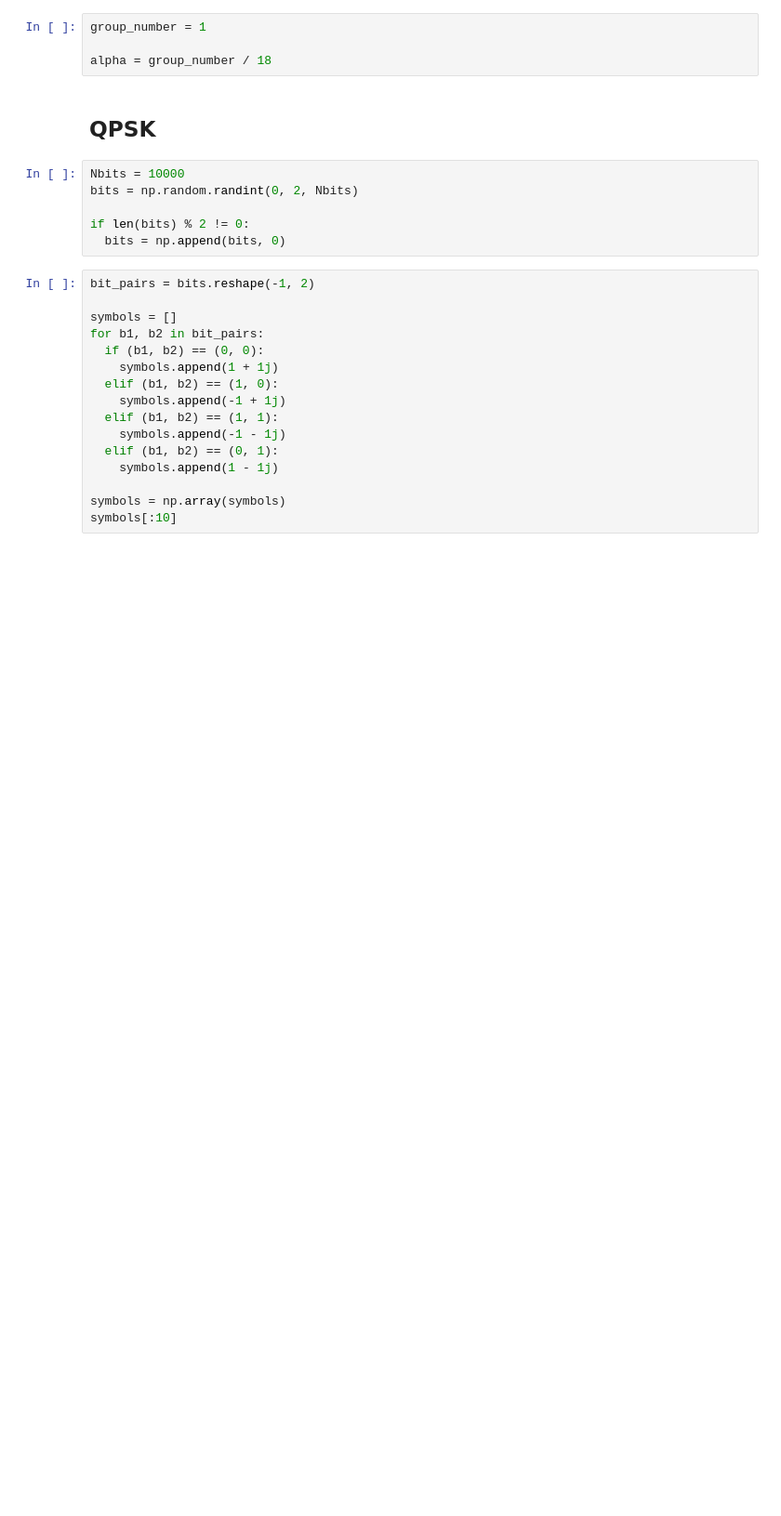
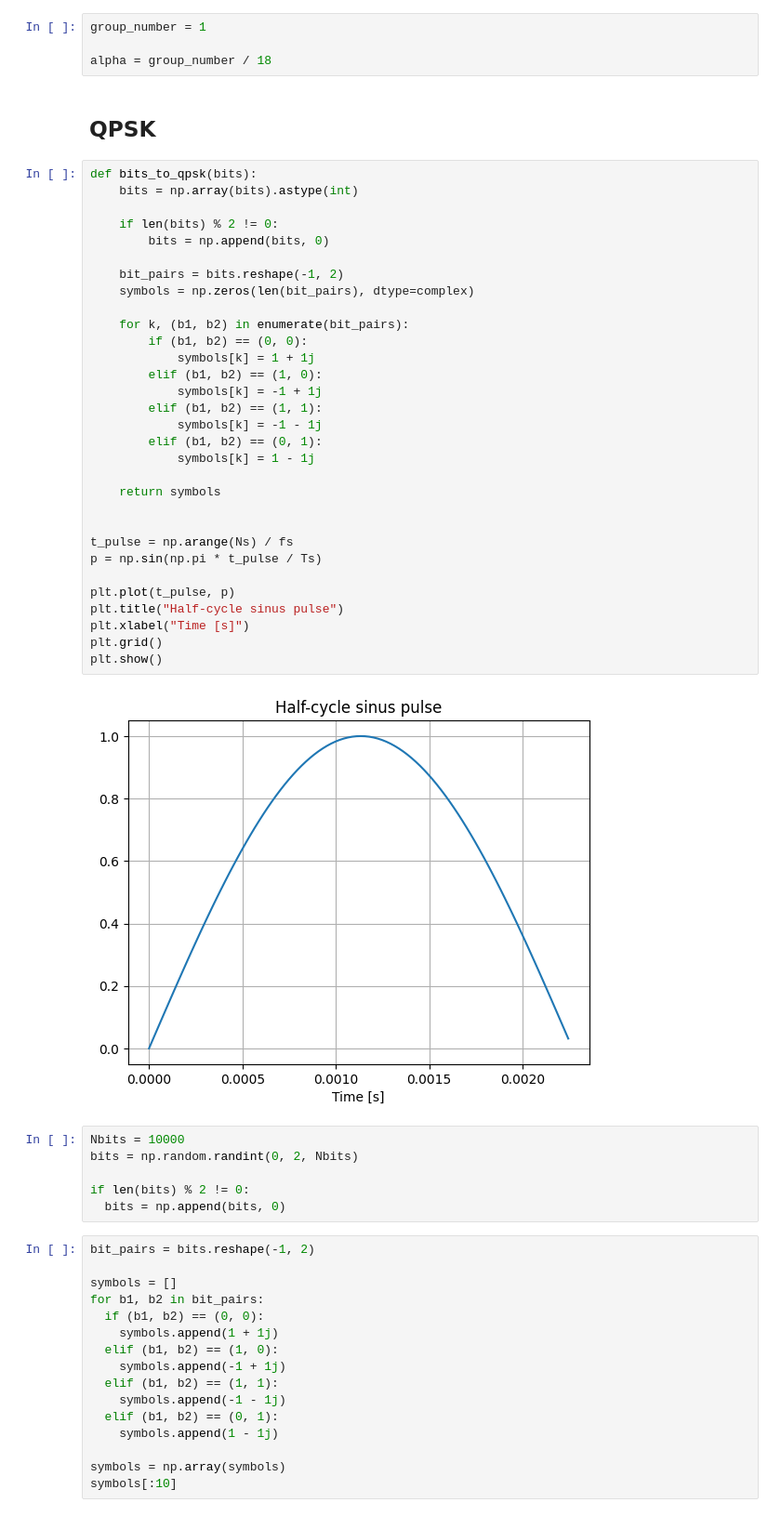
Before and after one commit to axellangenskiold/eitn21, a Jupyter notebook: assignment1_axel.ipynb, the cells around one changed output. Shown at 93% size. Drawn from its saved outputs; the diff is of its cells as text; blank space fills up the shorter version.

```diff
--- a/assignment1_axel.ipynb
+++ b/assignment1_axel.ipynb
@@ -25,6 +25,39 @@ group_number = 1
 alpha = group_number / 18
 # %% [markdown]
 ## QPSK
+# %%
+def bits_to_qpsk(bits):
+    bits = np.array(bits).astype(int)
+
+    if len(bits) % 2 != 0:
+        bits = np.append(bits, 0)
+
+    bit_pairs = bits.reshape(-1, 2)
+    symbols = np.zeros(len(bit_pairs), dtype=complex)
+
+    for k, (b1, b2) in enumerate(bit_pairs):
+        if (b1, b2) == (0, 0):
+            symbols[k] = 1 + 1j
+        elif (b1, b2) == (1, 0):
+            symbols[k] = -1 + 1j
+        elif (b1, b2) == (1, 1):
+            symbols[k] = -1 - 1j
+        elif (b1, b2) == (0, 1):
+            symbols[k] = 1 - 1j
+
+    return symbols
+
+
+t_pulse = np.arange(Ns) / fs
+p = np.sin(np.pi * t_pulse / Ts)
+
+plt.plot(t_pulse, p)
+plt.title("Half-cycle sinus pulse")
+plt.xlabel("Time [s]")
+plt.grid()
+plt.show()
+# %% [output]
+[figure, added]
 # %%
 Nbits = 10000
 bits = np.random.randint(0, 2, Nbits)
```
Also changed, not shown: parts of 7 cells of this notebook.
